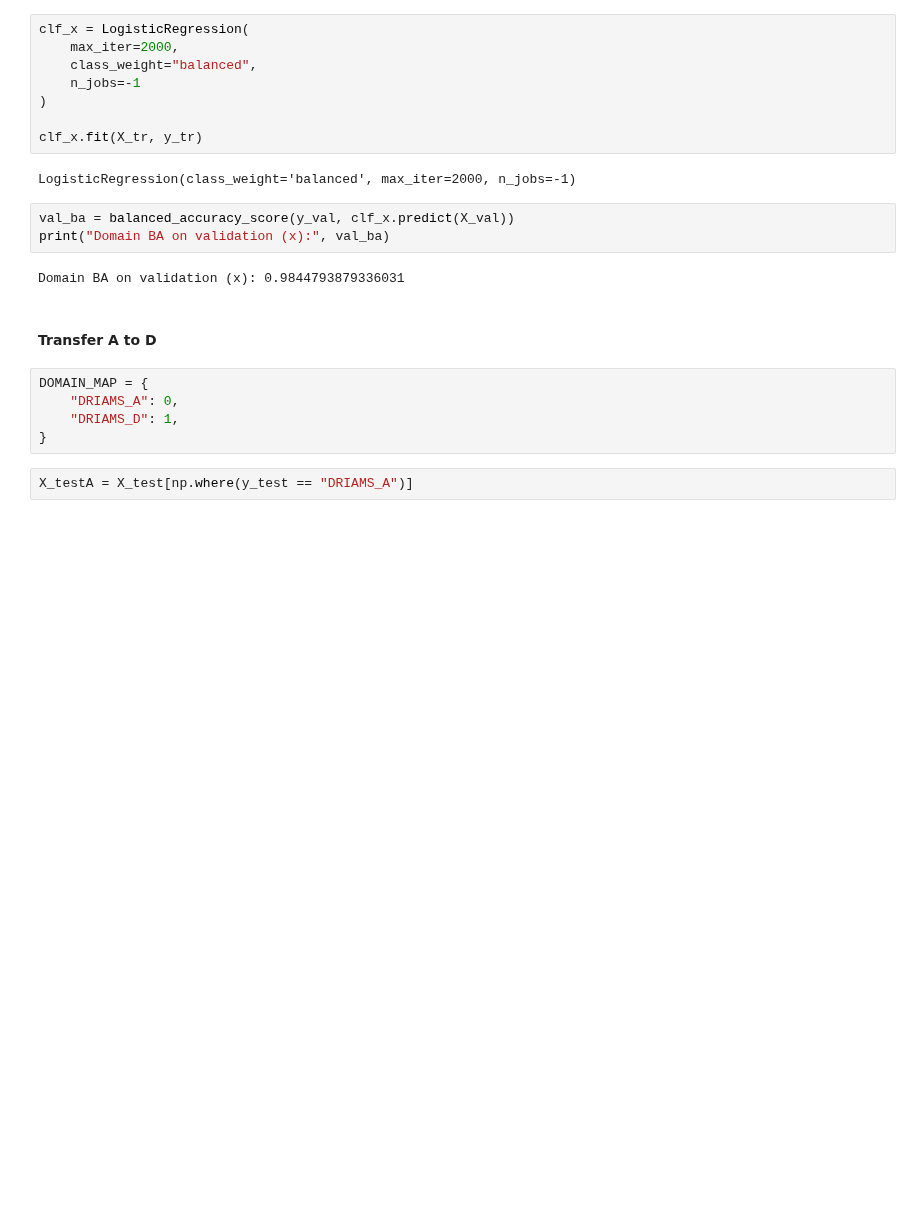
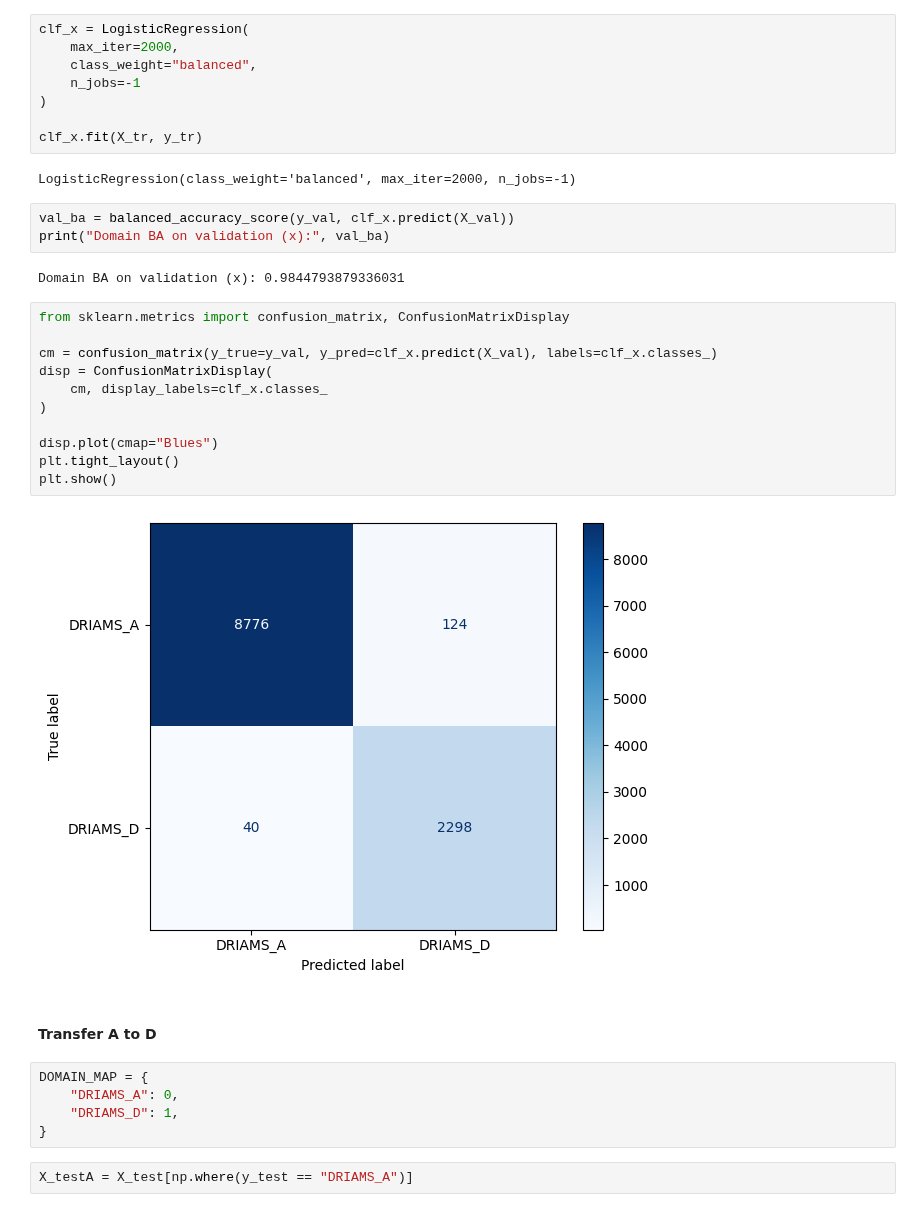
Before and after one commit to alexgaarciia/MALDIAlign, a Jupyter notebook: experiments/notebooks/style_transfer/style_transfer_multidecoder_prior.ipynb, the cells around one changed output. Saved outputs shown, nothing was run; the diff lists cells and outputs as text; blank space fills up the shorter version.

```diff
--- a/experiments/notebooks/style_transfer/style_transfer_multidecoder_prior.ipynb
+++ b/experiments/notebooks/style_transfer/style_transfer_multidecoder_prior.ipynb
@@ -157,6 +157,19 @@ val_ba = balanced_accuracy_score(y_val, clf_x.predict(X_val))
 print("Domain BA on validation (x):", val_ba)
 # %% [output]
 Domain BA on validation (x): 0.9844793879336031
+# %%
+from sklearn.metrics import confusion_matrix, ConfusionMatrixDisplay
+
+cm = confusion_matrix(y_true=y_val, y_pred=clf_x.predict(X_val), labels=clf_x.classes_)
+disp = ConfusionMatrixDisplay(
+    cm, display_labels=clf_x.classes_
+)
+
+disp.plot(cmap="Blues")
+plt.tight_layout()
+plt.show()
+# %% [output]
+[figure, added]
 # %% [markdown]
 #### Transfer A to D
 # %%
```
Also changed, not shown: parts of 60 cells of this notebook.
